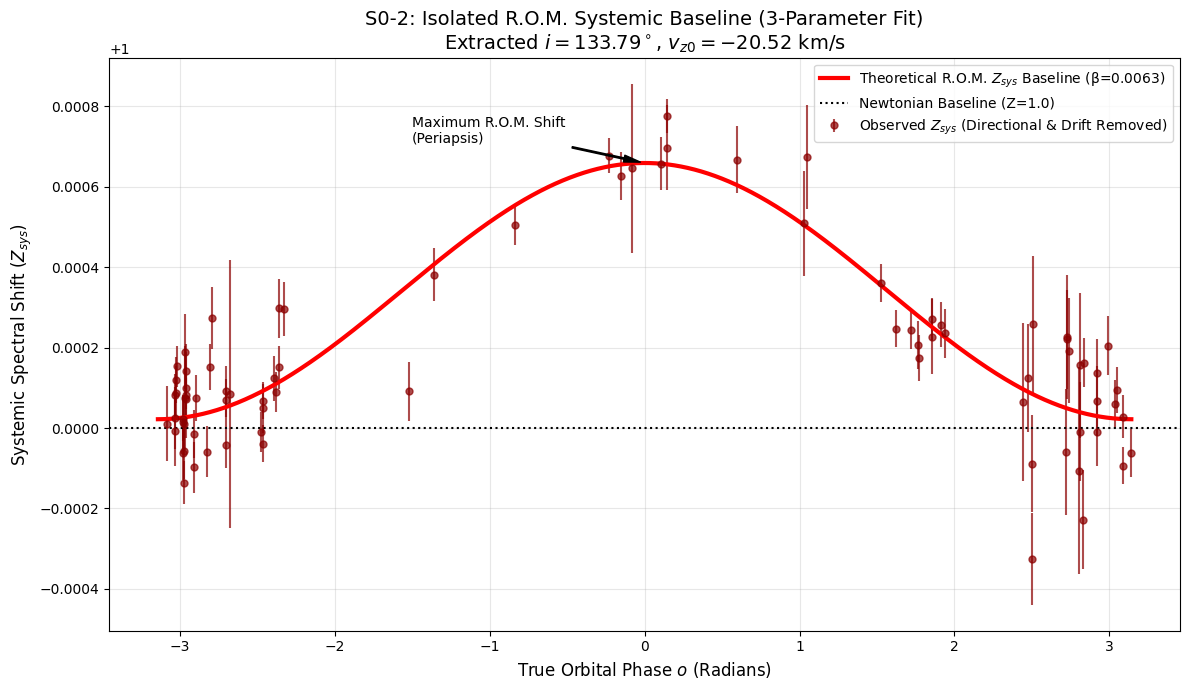
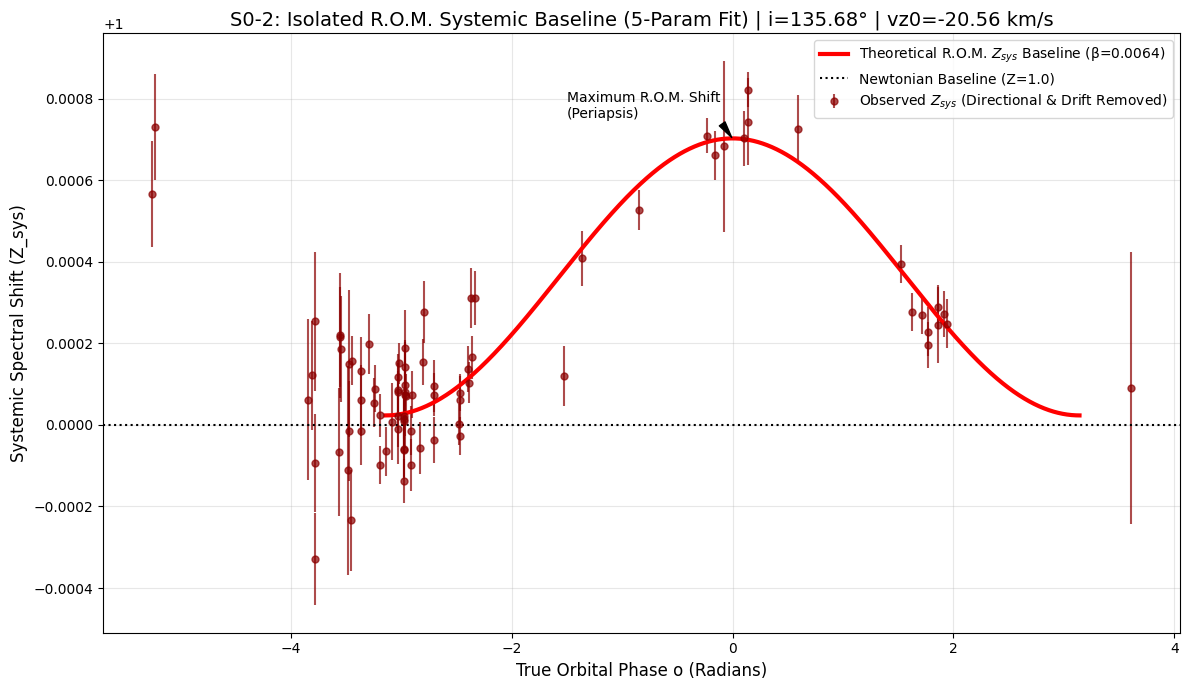
The notebook cell's code change between the first figure and the second:
--- before
+++ after
@@ -4,6 +4,9 @@
 # 1. Isolate the Z_sys (systemic shift) from the observed data
 # We divide the observed Z by both the recovered directional Doppler term and the background drift
-K_opt = (beta_opt / np.sqrt(1 - E_FIXED**2)) * np.sin(i_opt)
-beta_los_obs = K_opt * (np.cos(o_obs + OMEGA_FIXED) + E_FIXED * np.cos(OMEGA_FIXED))
+K_opt = (beta_opt / np.sqrt(1 - e_opt**2)) * np.sin(i_opt)
+# Note: Using e_opt and OMEGA_FIXED (assuming OMEGA_FIXED is defined globally as in previous iterations)
+# To be safe, we use the local optimized omega if available, otherwise OMEGA_FIXED
+OMEGA_FIXED = omega_0_opt
+beta_los_obs = K_opt * (np.cos(get_phase(t_obs, T_PERI, P_DAYS, e_opt) + OMEGA_FIXED) + e_opt * np.cos(OMEGA_FIXED))
 
 # Isolated observed systemic baseline
@@ -12,6 +15,6 @@
 # 2. Reconstruct the continuous theoretical curves for plotting
 o_continuous = np.linspace(-np.pi, np.pi, 2000)
-beta_o_sq_c = (beta_opt**2) * (1 + E_FIXED**2 + 2 * E_FIXED * np.cos(o_continuous)) / (1 - E_FIXED**2)
-kappa_o_sq_c = 2 * (beta_opt**2) * (1 + E_FIXED * np.cos(o_continuous)) / (1 - E_FIXED**2)
+beta_o_sq_c = (beta_opt**2) * (1 + e_opt**2 + 2 * e_opt * np.cos(o_continuous)) / (1 - e_opt**2)
+kappa_o_sq_c = 2 * (beta_opt**2) * (1 + e_opt * np.cos(o_continuous)) / (1 - e_opt**2)
 
 Z_sys_continuous = (1 - beta_o_sq_c)**(-0.5) * (1 - kappa_o_sq_c)**(-0.5)
@@ -20,23 +23,25 @@
 plt.figure(figsize=(12, 7))
 
-# Plot the individual empirical data points (cleaned of 1st order Doppler and background drift)
-plt.errorbar(o_obs, Z_sys_obs, yerr=sigma_Z, fmt='o', color='darkred', alpha=0.7,
+# Plot the individual empirical data points
+o_plot = get_phase(t_obs, T_PERI, P_DAYS, e_opt)
+plt.errorbar(o_plot, Z_sys_obs, yerr=sigma_Z, fmt='o', color='darkred', alpha=0.7,
              label='Observed $Z_{sys}$ (Directional & Drift Removed)', markersize=5)
 
 # Plot the continuous theoretical R.O.M. baseline
 plt.plot(o_continuous, Z_sys_continuous, color='red', linewidth=3,
-         label=f'Theoretical R.O.M. $Z_{{sys}}$ Baseline (\u03B2={beta_opt:.4f})')
+         label=rf'Theoretical R.O.M. $Z_{{sys}}$ Baseline (β={beta_opt:.4f})')
 
-# Reference line for Newtonian physics (where Z_sys would always be exactly 1.0)
+# Reference line for Newtonian physics
 plt.axhline(1.0, color='black', linestyle=':', label='Newtonian Baseline (Z=1.0)')
 
-# Title and labels mapping the extracted parameters
-plt.title(f"S0-2: Isolated R.O.M. Systemic Baseline (3-Parameter Fit)\nExtracted $i={np.degrees(i_opt):.2f}^\circ$, $v_{{z0}}={beta_z0_opt * C_KMS:.2f}$ km/s", fontsize=14)
-plt.xlabel("True Orbital Phase $o$ (Radians)", fontsize=12)
-plt.ylabel("Systemic Spectral Shift ($Z_{sys}$)", fontsize=12)
+# Fixed the SyntaxError by keeping the f-string on one line
+plt.title(rf"S0-2: Isolated R.O.M. Systemic Baseline (5-Param Fit) | i={np.degrees(i_opt):.2f}° | vz0={beta_z0_opt * C_KMS:.2f} km/s", fontsize=14)
+
+plt.xlabel("True Orbital Phase o (Radians)", fontsize=12)
+plt.ylabel("Systemic Spectral Shift (Z_sys)", fontsize=12)
 plt.legend(loc='upper right')
 plt.grid(True, alpha=0.3)
 
-# Annotate the peak (Periapsis passage effect where kinetic and potential projections are maximized)
+# Annotate the peak
 peak_idx = np.argmax(Z_sys_continuous)
 plt.annotate('Maximum R.O.M. Shift\n(Periapsis)',

Commit: Update ROM_S2_SOLVER.ipynb